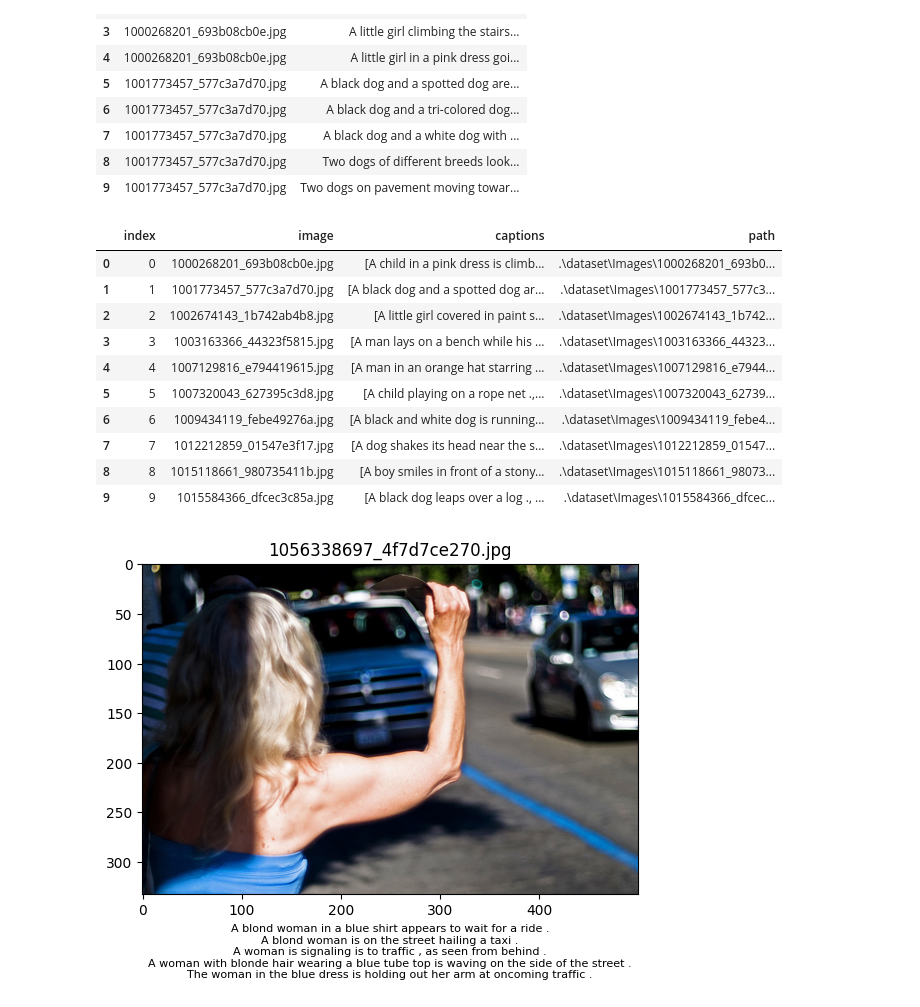
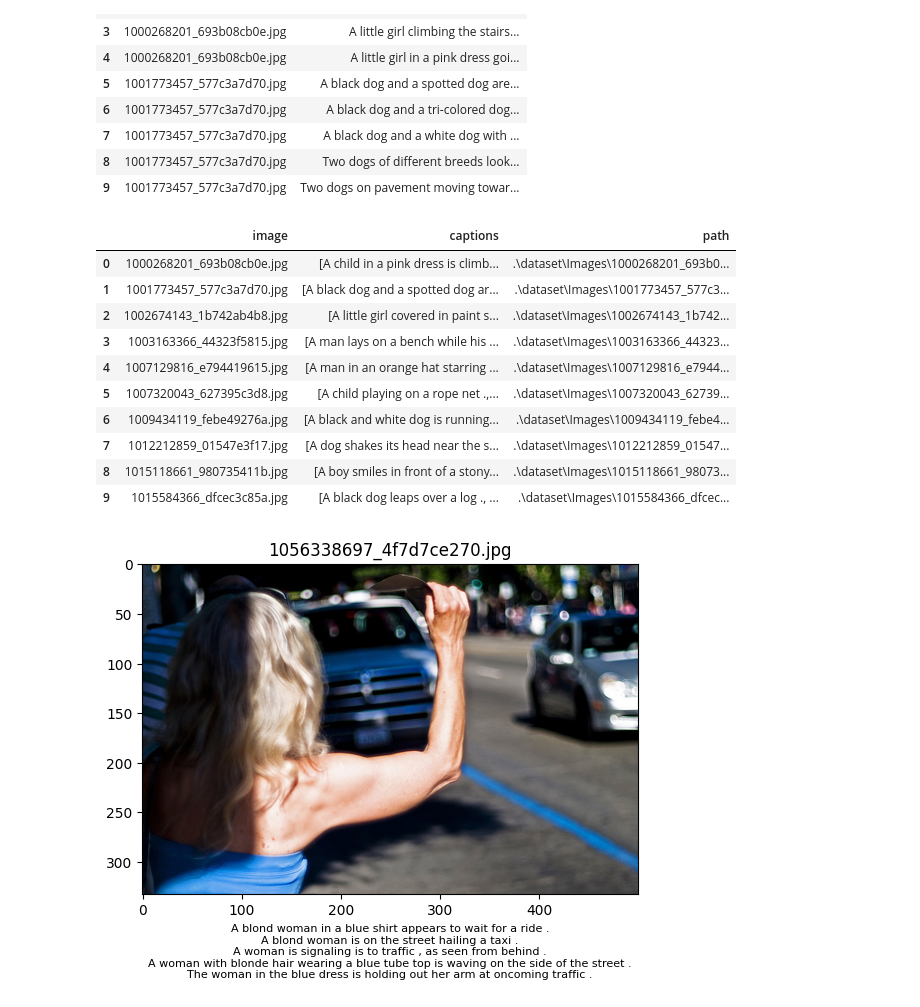
Before and after one commit to ram333n/multimedia-data-processing, a Jupyter notebook: lab_2/lab_2.ipynb, the cells around one changed output. Cells and saved outputs as stored; diff of their text form; code cells hidden in the pictures.

```diff
--- a/lab_2/lab_2.ipynb
+++ b/lab_2/lab_2.ipynb
@@ -63,21 +69,21 @@ df.head(10)
 # %%
 grouped_df = grouped_df.reset_index()
 grouped_df.rename(columns={"caption": "captions"}, inplace=True)
 
 grouped_df["path"] = PATH_TO_IMAGES_FOLDER + os.sep + grouped_df["image"].astype(str)
-degrouped_df.head(10)
+grouped_df.head(10)
 # %% [output]
-|  | index | image | captions | path |
-| 0 | 0 | 1000268201_693b08cb0e.jpg | [A child in a pink dress is climb... | .\dataset\Images\1000268201_693b0... |
-| 1 | 1 | 1001773457_577c3a7d70.jpg | [A black dog and a spotted dog ar... | .\dataset\Images\1001773457_577c3... |
-| 2 | 2 | 1002674143_1b742ab4b8.jpg | [A little girl covered in paint s... | .\dataset\Images\1002674143_1b742... |
-| 3 | 3 | 1003163366_44323f5815.jpg | [A man lays on a bench while his ... | .\dataset\Images\1003163366_44323... |
-| 4 | 4 | 1007129816_e794419615.jpg | [A man in an orange hat starring ... | .\dataset\Images\1007129816_e7944... |
-| 5 | 5 | 1007320043_627395c3d8.jpg | [A child playing on a rope net .,... | .\dataset\Images\1007320043_62739... |
-| 6 | 6 | 1009434119_febe49276a.jpg | [A black and white dog is running... | .\dataset\Images\1009434119_febe4... |
-| 7 | 7 | 1012212859_01547e3f17.jpg | [A dog shakes its head near the s... | .\dataset\Images\1012212859_01547... |
-| 8 | 8 | 1015118661_980735411b.jpg | [A boy smiles in front of a stony... | .\dataset\Images\1015118661_98073... |
-| 9 | 9 | 1015584366_dfcec3c85a.jpg | [A black dog leaps over a log ., ... | .\dataset\Images\1015584366_dfcec... |
+|  | image | captions | path |
+| 0 | 1000268201_693b08cb0e.jpg | [A child in a pink dress is climb... | .\dataset\Images\1000268201_693b0... |
+| 1 | 1001773457_577c3a7d70.jpg | [A black dog and a spotted dog ar... | .\dataset\Images\1001773457_577c3... |
+| 2 | 1002674143_1b742ab4b8.jpg | [A little girl covered in paint s... | .\dataset\Images\1002674143_1b742... |
+| 3 | 1003163366_44323f5815.jpg | [A man lays on a bench while his ... | .\dataset\Images\1003163366_44323... |
+| 4 | 1007129816_e794419615.jpg | [A man in an orange hat starring ... | .\dataset\Images\1007129816_e7944... |
+| 5 | 1007320043_627395c3d8.jpg | [A child playing on a rope net .,... | .\dataset\Images\1007320043_62739... |
+| 6 | 1009434119_febe49276a.jpg | [A black and white dog is running... | .\dataset\Images\1009434119_febe4... |
+| 7 | 1012212859_01547e3f17.jpg | [A dog shakes its head near the s... | .\dataset\Images\1012212859_01547... |
+| 8 | 1015118661_980735411b.jpg | [A boy smiles in front of a stony... | .\dataset\Images\1015118661_98073... |
+| 9 | 1015584366_dfcec3c85a.jpg | [A black dog leaps over a log ., ... | .\dataset\Images\1015584366_dfcec... |
 # %%
 def plot_sample_image(df_grouped, sample_row_idx=42):
     sample_row_idx = 42
```
Also changed, not shown: parts of 5 cells of this notebook.
